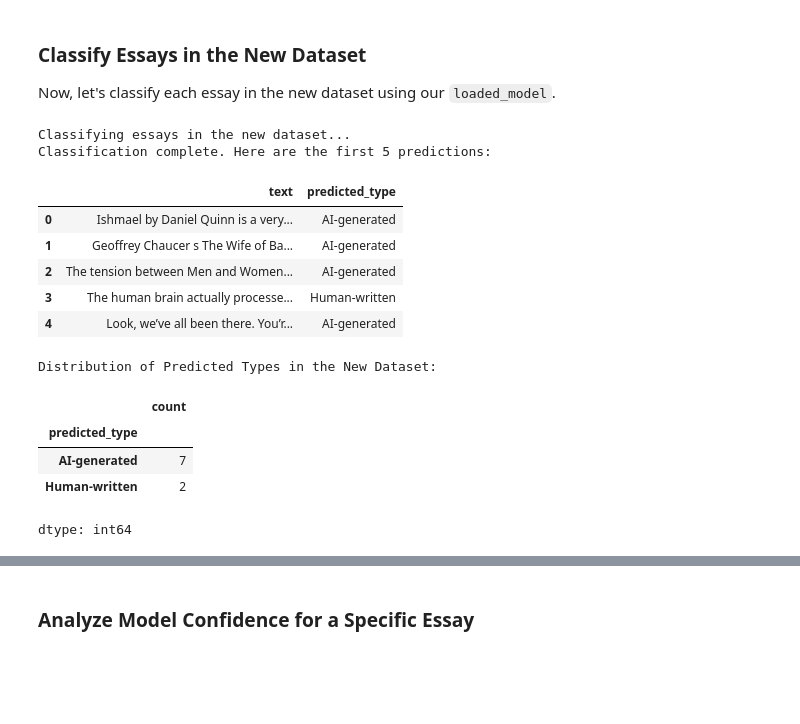
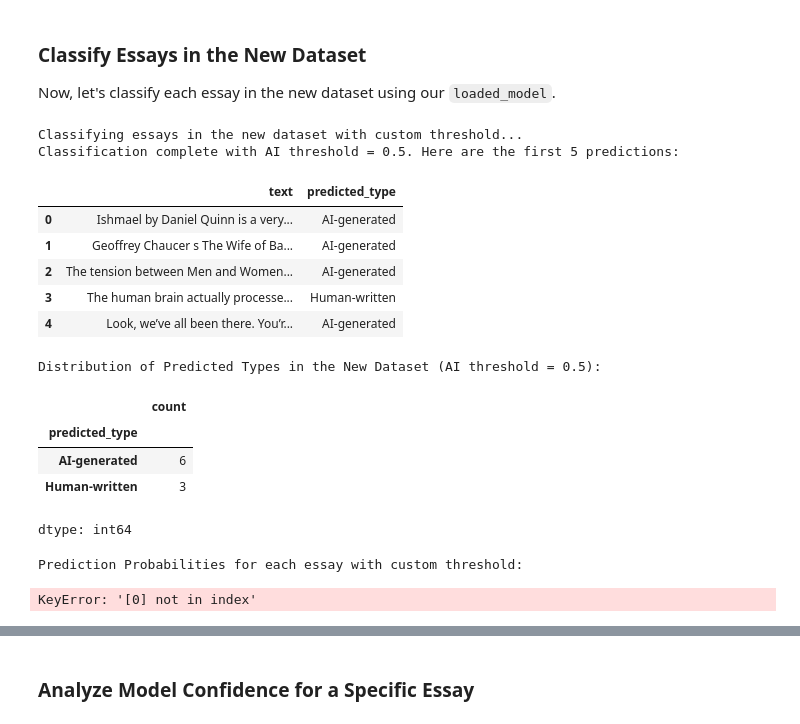
Before and after one commit to Stecklert1/UST--Deep-Learning-2026, a Jupyter notebook: Deep Learning Final Project.ipynb, the cells around one changed output, grey strips where cells are left out. Cells and saved outputs as stored; diff of their text form; code cells hidden in the pictures; blank space fills up the shorter version.

```diff
--- a/Deep Learning Final Project.ipynb
+++ b/Deep Learning Final Project.ipynb
@@ -311,7 +383,9 @@ Model and tokenizer loaded successfully from /content/drive/MyDrive/distilbert_e
 # %% [markdown]
 #### 10. Define Prediction Functions and Test with Examples
 # %%
-def predict_essay_type(text, model, tokenizer, device):
+import torch.nn.functional as F
+
+def get_prediction_probabilities(text, model, tokenizer, device):
     # Tokenize the input text
     inputs = tokenizer(text, return_tensors='pt', padding=True, truncation=True)
 
@@ -323,11 +397,17 @@ def predict_essay_type(text, model, tokenizer, device):
         outputs = model(input_ids, attention_mask=attention_mask)
 
     logits = outputs.logits
-    prediction = torch.argmax(logits, dim=1).item()
+    probabilities = F.softmax(logits, dim=1)
+    return probabilities.cpu().numpy().flatten()
 
-    return "AI-generated" if prediction == 1 else "Human-written"
+def predict_essay_type(text, model, tokenizer, device, ai_threshold=0.5):
+    # Get the raw prediction probabilities
+    probs = get_prediction_probabilities(text, model, tokenizer, device)
 
-# Example usage:
+    # Classify based on the AI-generated probability (index 1) and the given threshold
+    return "AI-generated" if probs[1] >= ai_threshold else "Human-written"
+
+# Example usage: (These examples now use the default 0.5 threshold)
 example_essay_ai = "Car-free cities are a crucial step towards sustainable urban living. By eliminating private vehicles from city centers, we can reduce air pollution, decrease noise levels, and create safer, more pedestrian-friendly environments. This fosters community interaction, promotes active transportation like cycling and walking, and ultimately enhances the quality of life for residents. While implementation presents challenges, the long-term benefits for public health and environmental sustainability are undeniable."
 example_essay_human = "I think that car-free cities sound really great in theory, but I'm not sure how practical they would be for everyone. Like, what about people who need to commute long distances for work, or families with young kids who have a lot of stuff to carry? I can see how it would be good for the environment and all, but it might make life harder for some folks. Plus, changing everything would be super expensive, right?"
 
@@ -602,43 +657,65 @@ Now, let's classify each essay in the new dataset using our `loaded_model`.
 # %%
 if new_df is not None:
     # Rename the column containing essay text to 'text'
     # Based on the output, the essay text is in the second column (index 1).
     # We'll assume the second column contains the essay content.
     # Get the actual name of the second column
     essay_column_name = new_df.columns[1]
     new_df.rename(columns={essay_column_name: 'text'}, inplace=True)
 
     if 'text' in new_df.columns:
-        print("Classifying essays in the new dataset...")
+        print("Classifying essays in the new dataset with custom threshold...")
         predictions = []
+        # Define a custom threshold here, e.g., 0.9 for higher confidence needed for AI
+        custom_ai_threshold = 0.5 # Adjusted to a more balanced threshold
+
         for index, row in new_df.iterrows():
-            essay_text = row['text']
-            prediction = predict_essay_type(essay_text, loaded_model, loaded_tokenizer, device)
+            essay_text = str(row['text']) # Ensure text is string type
+            # Pass the custom_ai_threshold to the prediction function
+            prediction = predict_essay_type(essay_text, loaded_model, loaded_tokenizer, device, ai_threshold=custom_ai_threshold)
             predictions.append(prediction)
 
-        new_df['predicted_type'] = predictions
-        print("Classification complete. Here are the first 5 predictions:")
+        # Store predictions in a new column
+        new_df['predicted_type'] = predictions # Overwrite the existing 'predicted_type' column
+        print(f"Classification complete with AI threshold = {custom_ai_threshold}. Here are the first 5 predictions:")
         display(new_df[['text', 'predicted_type']].head())
 
-        # Display the distribution of predicted types
-        print("\nDistribution of Predicted Types in the New Dataset:")
+        # Display the distribution of predicted types with the new threshold
+        print(f"\nDistribution of Predicted Types in the New Dataset (AI threshold = {custom_ai_threshold}):")
         display(new_df['predicted_type'].value_counts())
+
+        # Re-display the probabilities and predictions for clarity
+        essay_probs = []
+        for index, row in new_df.iterrows():
+            text = str(row['text'])
+            probs = get_prediction_probabilities(text, loaded_model, loaded_tokenizer, device)
+            essay_probs.append({'Human-written_Prob': probs[0], 'AI-generated_Prob': probs[1]})
+
+        probs_df = pd.DataFrame(essay_probs)
+        new_df_with_probs = pd.concat([new_df, probs_df], axis=1)
+        print("\nPrediction Probabilities for each essay with custom threshold:")
+        # Changed '1' to 0 to correctly select the first column which is an integer index
+        display(new_df_with_probs[[0, 'text', 'Human-written_Prob', 'AI-generated_Prob', 'predicted_type']])
+
+
     else:
         print("Error: The new dataset does not contain a 'text' column after renaming. Please check the structure of your Excel file.")
 else:
     print("Cannot proceed with classification as the new dataset was not loaded.")
 # %% [output]
-Classifying essays in the new dataset...
-Classification complete. Here are the first 5 predictions:
+Classifying essays in the new dataset with custom threshold...
+Classification complete with AI threshold = 0.5. Here are the first 5 predictions:
 |  | text | predicted_type |
 | 0 | Ishmael by Daniel Quinn is a very... | AI-generated |
 | 1 | Geoffrey Chaucer s The Wife of Ba... | AI-generated |
 | 2 | The tension between Men and Women... | AI-generated |
 | 3 | The human brain actually processe... | Human-written |
 | 4 | Look, we’ve all been there. You’r... | AI-generated |
-Distribution of Predicted Types in the New Dataset:
+Distribution of Predicted Types in the New Dataset (AI threshold = 0.5):
 |  | count |
 | predicted_type |  |
-| AI-generated | 7 |
-| Human-written | 2 |
+| AI-generated | 6 |
+| Human-written | 3 |
 dtype: int64
+Prediction Probabilities for each essay with custom threshold:
+KeyError: '[0] not in index'
```
Also changed, not shown: parts of 37 cells of this notebook.
